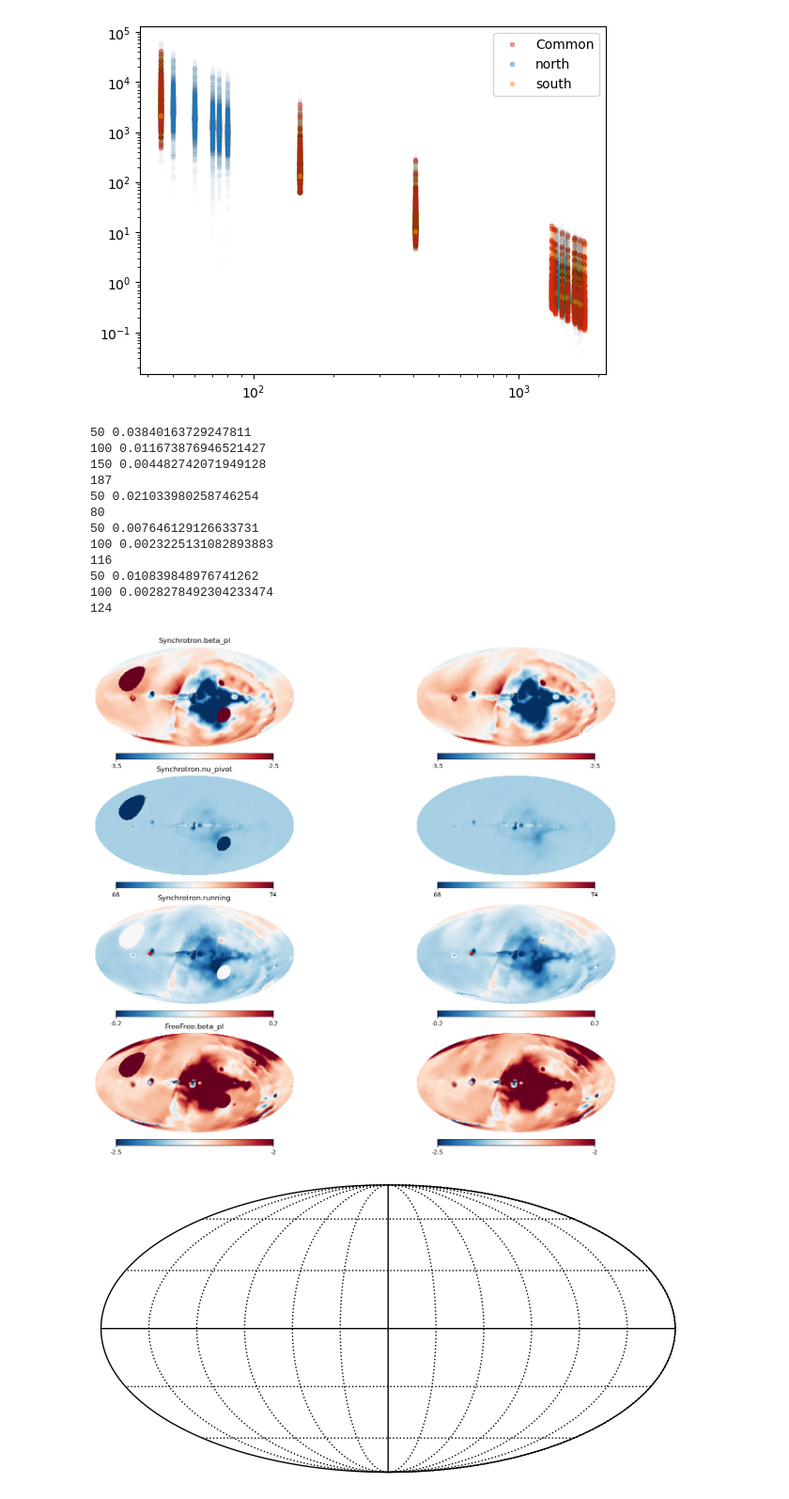
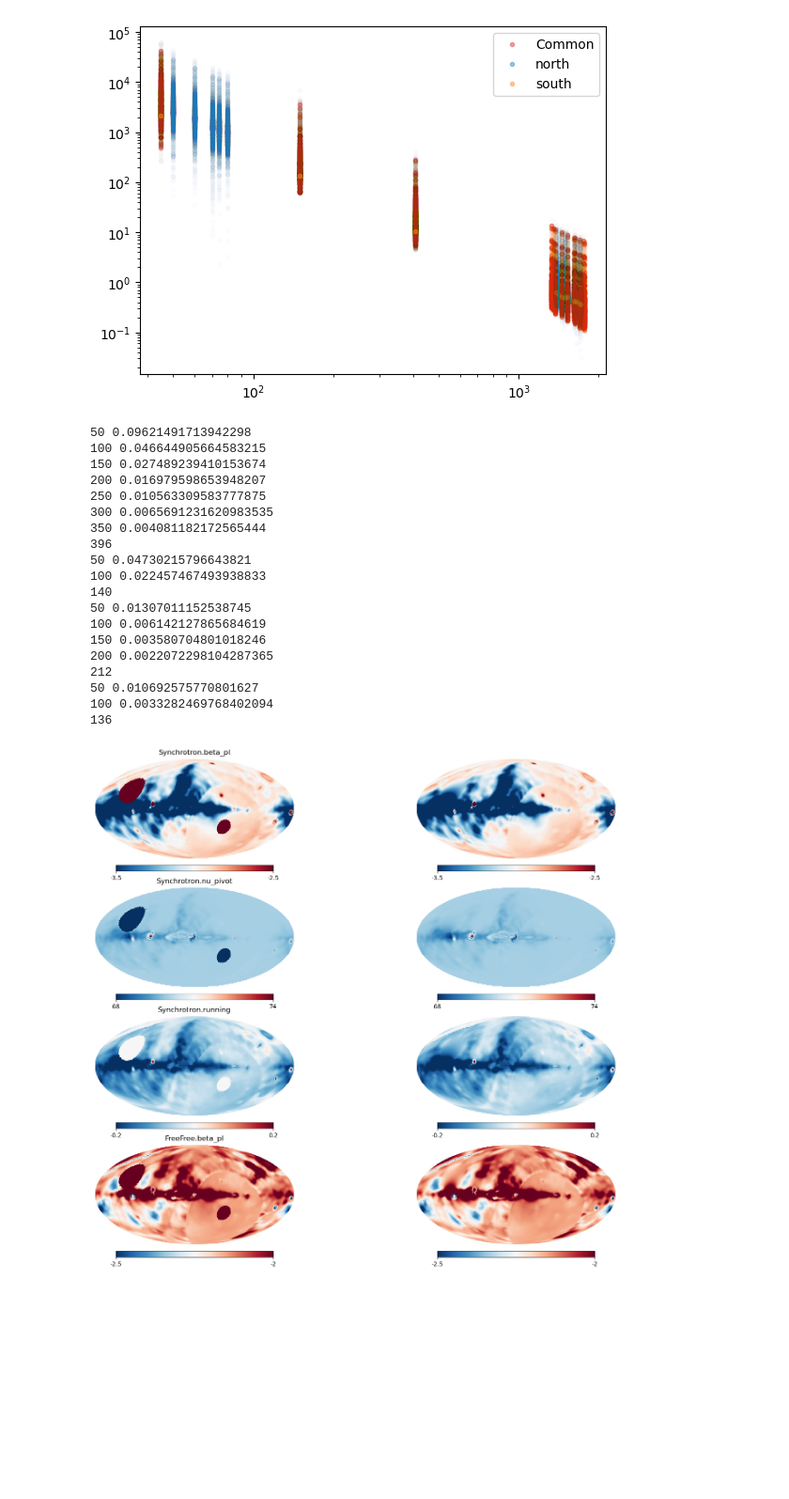
Before and after one commit to giuspugl/fitting_synchrotron, a Jupyter notebook: fgb_runs_coarse.ipynb, the cells around one changed output. Shown at 94% size. Drawn from its saved outputs; the diff is of its cells as text; code cells hidden in the pictures; blank space fills up the shorter version.

```diff
--- a/fgb_runs_coarse.ipynb
+++ b/fgb_runs_coarse.ipynb
@@ -188,18 +215,18 @@ nside = 64
 options={'disp':False , 'gtol': 1e-18, 'eps': 1e-18,   'maxiter': 1000, 'ftol': 1e-18 }
 tol = 1e-18
 method='TNC'
-components =[  Synchrotron(nu0=1.4, running=None   ,  units='K_RJ'  ) ,
-                  FreeFree(nu0=2. ,  units='K_RJ'  )
+components =[  Synchrotron(nu0=0.045, running=None   ,   units='K_RJ'  ) ,
+                  FreeFree(nu0=.408 ,  units='K_RJ'  )
                     ]
 
 
 print(components[0].n_param, components[1].n_param , hp.get_nside(freq_maps[0,:,:]) )
-nsidepatches = [nside, nside , nside ,nside    ]
+nsidepatches = [nside, nside , nside ] #,nside    ]
 
 
 #-------------   no maskfreq
 
-#maskfreq= np.ma.masked_inside(df['frequency'],0.05 ,0.08).mask
+maskfreq= np.ma.masked_inside(df['frequency'],0.05 ,0.08).mask
 #instrument[~maskfreq], freq_maps[~maskfreq]
 # %% [output]
 Warning: are you sure you want both nu_pivot and the runningto be free parameters?
@@ -207,12 +234,12 @@ Warning: are you sure you want both nu_pivot and the runningto be free parameter
 # %% [markdown]
 ## run north
 # %%
-results   = sr.multi_res_comp_sep(components, instrument  , freq_maps  ,
+results   = sr.multi_res_comp_sep(components, instrument[~maskfreq], freq_maps[~maskfreq]  ,
                                   nsides= nsidepatches ,
                                     method=method,
                                     tol = tol,
                                      options=options,
                                     #bounds=bounds,
                                     )
-np.savez(f'../outputs/fgbuster_params_{label}_nside{nside}.npz',
-                  **{n: a for n, a in zip(results.params, results.x)})
+#np.savez(f'../outputs/fgbuster_params_{label}_nside{nside}.npz',
+#                  **{n: a for n, a in zip(results.params, results.x)})
@@ -221,3 +246,10 @@ KeyboardInterrupt:
 # %%
-(results.chi.shape, freq_maps.shape , results.invAtNA.shape )
+print(results.chi.shape, freq_maps[~maskfreq].shape , results.invAtNA.shape )
+ndof =freq_maps[~maskfreq].shape[0] -len(results.params)
+chi2 =(results.chi).sum(axis=0) [0] **2
+mask = results.x_map[0] == hp.UNSEEN
+chi2[mask]=np.nan
+print(results.chi.sum(axis=0).shape)
+hp.mollview(chi2 /(ndof ) ,max=10    )
+pl.show()
 # %% [output]
@@ -309,21 +370,6 @@ instrument, hp.get_nside(freq_maps[0,:,:])
 # %% [markdown]
 ## run south
 # %%
-
-
-nside = 64
-options={'disp':False , 'gtol': 1e-18, 'eps': 1e-18,   'maxiter': 1000, 'ftol': 1e-18 }
-tol = 1e-18
-method='TNC'
-components =[  Synchrotron(nu0=1.4, running=None   ,  units='K_RJ'   ) ,
-                  FreeFree(nu0=2. ,  units='K_RJ'  )
-                    ]
-
-print(components[0].n_param, components[1].n_param , hp.get_nside(freq_maps[0,:,:]) )
-nsidepatches = [nside, nside , nside ,nside     ]
-
-
-
 
 results   = sr.multi_res_comp_sep(components, instrument, freq_maps,
                                   nsides= nsidepatches ,
@@ -459,48 +523,53 @@ for comp, comps  in zip(["Synchrotron", "FreeFree"], components):
         nside= hp.get_nside(combined)
         theta,phi = hp.pix2ang(ipix=holes, nside=nside, lonlat=False)
         neighbs = hp.get_all_neighbours(nside,theta,phi, lonlat=False)
 
 
 
         c=0
         while True:
             tmp = combined[holes].copy()
             for jj, ipix in enumerate(holes) :
                 fill_neighb = ~pl.ma.masked_invalid(combined[neighbs[:, jj]] ).mask
 
                 combined[ipix] = pl.mean(combined[neighbs[fill_neighb, jj] ])
             if pl.allclose(combined[holes], tmp,atol=1e-4  ): break
             c+=1
 
             if c%50==0:
                 print(c, pl.linalg.norm(combined[holes] - tmp ))
                 #pl.figure()
                 #hp.mollview(m-morig,sub=122)
             #if c>500: break
 
         print(c )
         hp.mollview(combined  ,sub=422+kk , min=min, max=max, cmap='RdBu_r', title= ''  )
         combined_dic[f"{comp}.{p}"]= combined
         kk+=2
 
 
 pl.show()
-hp.graticule()
 # %% [output]
-50 0.03840163729247811
-100 0.011673876946521427
-150 0.004482742071949128
-187
-50 0.021033980258746254
-80
-50 0.007646129126633731
-100 0.0023225131082893883
-116
-50 0.010839848976741262
-100 0.0028278492304233474
-124
+50 0.09621491713942298
+100 0.046644905664583215
+150 0.027489239410153674
+200 0.016979598653948207
+250 0.010563309583777875
+300 0.0065691231620983535
+350 0.004081182172565444
+396
+50 0.04730215796643821
+100 0.022457467493938833
+140
+50 0.01307011152538745
+100 0.006142127865684619
+150 0.003580704801018246
+200 0.0022072298104287365
+212
+50 0.010692575770801627
+100 0.0033282469768402094
+136
-[figure, old version]
+[figure, new version]
-[figure, removed]
 # %%
 np.savez(f'../outputs/fgbuster_filled_maps_nside{nside}_coarse.npz',
                   **{n: a for n, a in zip(combined_dic.keys(), combined_dic.values())})
```
Also changed, not shown: parts of 13 cells of this notebook, 5 other files.
